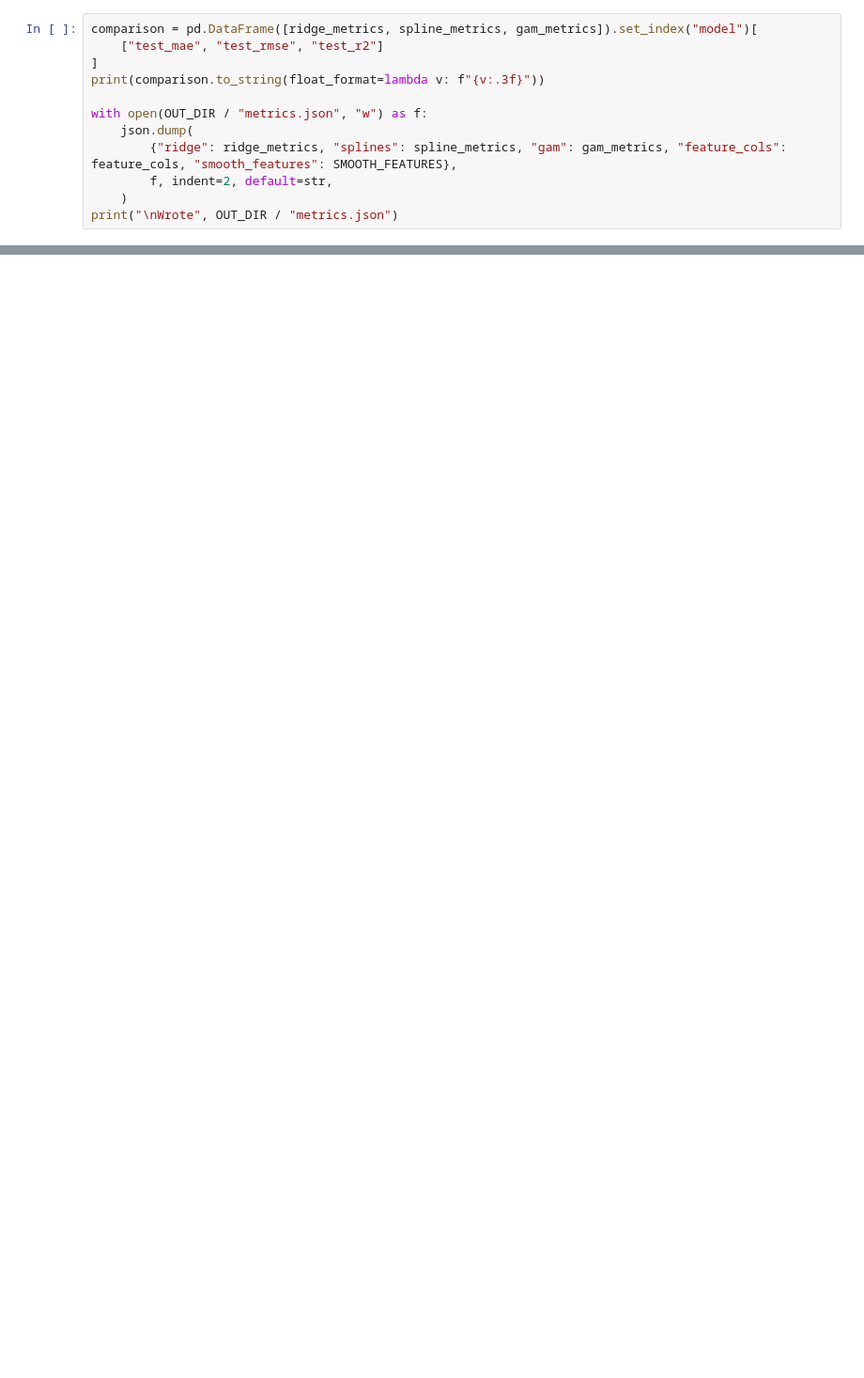
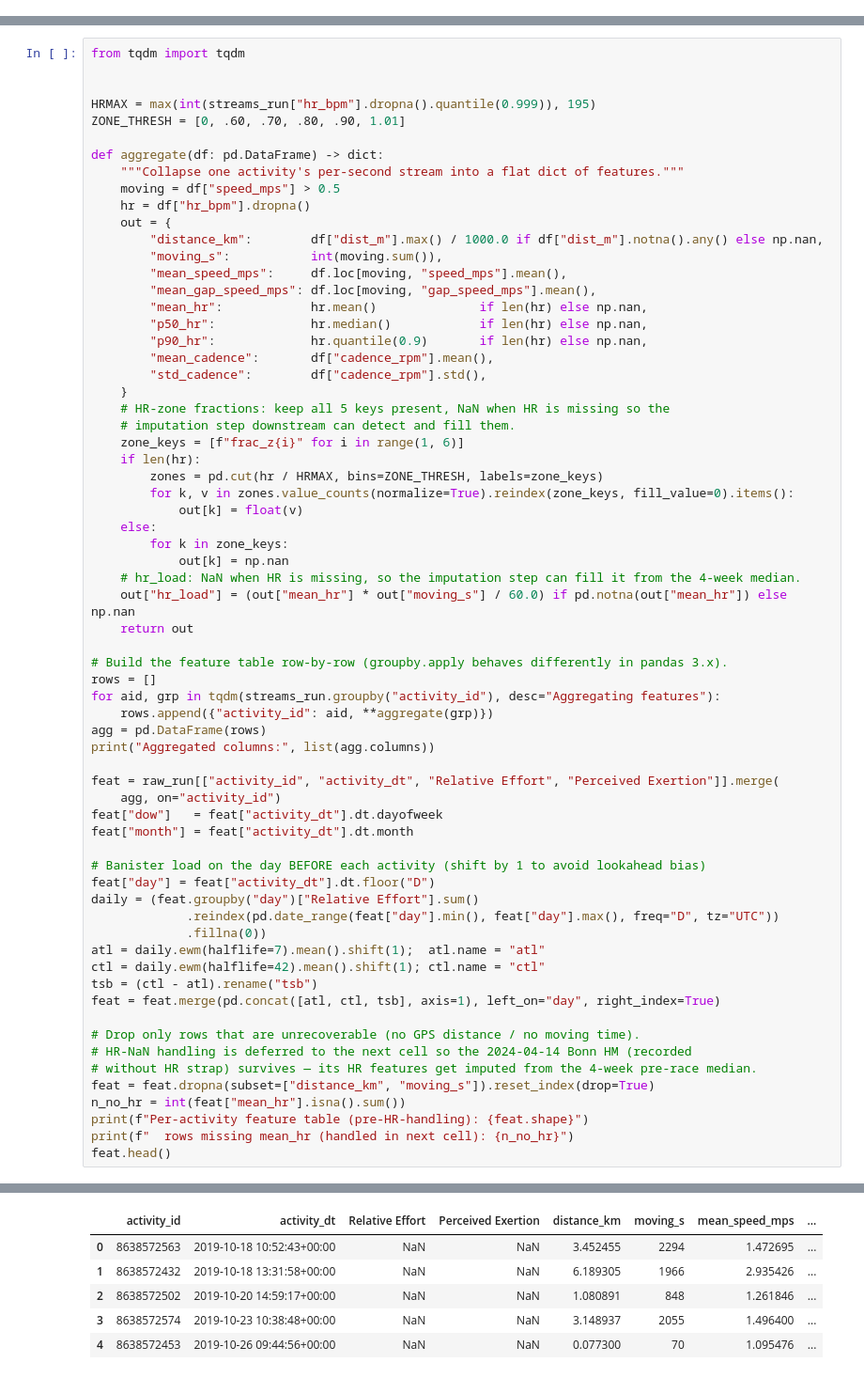
Before and after one commit to AlexS-1/BDME, a Jupyter notebook: Project/03_models.ipynb, the cells around one changed output, grey strips where cells are left out. Shown at 94% size. Cells and saved outputs as stored; diff of their text form; blank space fills up the shorter version.

```diff
--- a/Project/03_models.ipynb
+++ b/Project/03_models.ipynb
@@ -290,12 +0,0 @@ Side-by-side comparison table, predicted-vs-actual scatter, residuals over time.
-# %%
-comparison = pd.DataFrame([ridge_metrics, spline_metrics, gam_metrics]).set_index("model")[
-    ["test_mae", "test_rmse", "test_r2"]
-]
-print(comparison.to_string(float_format=lambda v: f"{v:.3f}"))
-
-with open(OUT_DIR / "metrics.json", "w") as f:
-    json.dump(
-        {"ridge": ridge_metrics, "splines": spline_metrics, "gam": gam_metrics, "feature_cols": feature_cols, "smooth_features": SMOOTH_FEATURES},
-        f, indent=2, default=str,
-    )
-print("\nWrote", OUT_DIR / "metrics.json")
@@ -343,0 +64,67 @@ fig.tight_layout()
+# %%
+from tqdm import tqdm
+
+
+HRMAX = max(int(streams_run["hr_bpm"].dropna().quantile(0.999)), 195)
+ZONE_THRESH = [0, .60, .70, .80, .90, 1.01]
+
+def aggregate(df: pd.DataFrame) -> dict:
+    """Collapse one activity's per-second stream into a flat dict of features."""
+    moving = df["speed_mps"] > 0.5
+    hr = df["hr_bpm"].dropna()
+    out = {
+        "distance_km":        df["dist_m"].max() / 1000.0 if df["dist_m"].notna().any() else np.nan,
+        "moving_s":           int(moving.sum()),
+        "mean_speed_mps":     df.loc[moving, "speed_mps"].mean(),
+        "mean_gap_speed_mps": df.loc[moving, "gap_speed_mps"].mean(),
+        "mean_hr":            hr.mean()              if len(hr) else np.nan,
+        "p50_hr":             hr.median()            if len(hr) else np.nan,
+        "p90_hr":             hr.quantile(0.9)       if len(hr) else np.nan,
+        "mean_cadence":       df["cadence_rpm"].mean(),
+        "std_cadence":        df["cadence_rpm"].std(),
+    }
+    # HR-zone fractions: keep all 5 keys present, NaN when HR is missing so the
+    # imputation step downstream can detect and fill them.
+    zone_keys = [f"frac_z{i}" for i in range(1, 6)]
+    if len(hr):
+        zones = pd.cut(hr / HRMAX, bins=ZONE_THRESH, labels=zone_keys)
+        for k, v in zones.value_counts(normalize=True).reindex(zone_keys, fill_value=0).items():
+            out[k] = float(v)
+    else:
+        for k in zone_keys:
+            out[k] = np.nan
+    # hr_load: NaN when HR is missing, so the imputation step can fill it from the 4-week median.
+    out["hr_load"] = (out["mean_hr"] * out["moving_s"] / 60.0) if pd.notna(out["mean_hr"]) else np.nan
+    return out
+
+# Build the feature table row-by-row (groupby.apply behaves differently in pandas 3.x).
+rows = []
+for aid, grp in tqdm(streams_run.groupby("activity_id"), desc="Aggregating features"):
+    rows.append({"activity_id": aid, **aggregate(grp)})
+agg = pd.DataFrame(rows)
+print("Aggregated columns:", list(agg.columns))
+
+feat = raw_run[["activity_id", "activity_dt", "Relative Effort", "Perceived Exertion"]].merge(
+    agg, on="activity_id")
+feat["dow"]   = feat["activity_dt"].dt.dayofweek
+feat["month"] = feat["activity_dt"].dt.month
+
+# Banister load on the day BEFORE each activity (shift by 1 to avoid lookahead bias)
+feat["day"] = feat["activity_dt"].dt.floor("D")
+daily = (feat.groupby("day")["Relative Effort"].sum()
+             .reindex(pd.date_range(feat["day"].min(), feat["day"].max(), freq="D", tz="UTC"))
+             .fillna(0))
+atl = daily.ewm(halflife=7).mean().shift(1);  atl.name = "atl"
+ctl = daily.ewm(halflife=42).mean().shift(1); ctl.name = "ctl"
+tsb = (ctl - atl).rename("tsb")
+feat = feat.merge(pd.concat([atl, ctl, tsb], axis=1), left_on="day", right_index=True)
+
+# Drop only rows that are unrecoverable (no GPS distance / no moving time).
+# HR-NaN handling is deferred to the next cell so the 2024-04-14 Bonn HM (recorded
+# without HR strap) survives — its HR features get imputed from the 4-week pre-race median.
+feat = feat.dropna(subset=["distance_km", "moving_s"]).reset_index(drop=True)
+n_no_hr = int(feat["mean_hr"].isna().sum())
+print(f"Per-activity feature table (pre-HR-handling): {feat.shape}")
+print(f"  rows missing mean_hr (handled in next cell): {n_no_hr}")
+feat.head()
+# %% [output]
@@ -343,0 +134,6 @@ fig.tight_layout()
+|  | activity_id | activity_dt | Relative Effort | Perceived Exertion | distance_km | moving_s | mean_speed_mps | ... |
+| 0 | 8638572563 | 2019-10-18 10:52:43+00:00 | NaN | NaN | 3.452455 | 2294 | 1.472695 | ... |
+| 1 | 8638572432 | 2019-10-18 13:31:58+00:00 | NaN | NaN | 6.189305 | 1966 | 2.935426 | ... |
+| 2 | 8638572502 | 2019-10-20 14:59:17+00:00 | NaN | NaN | 1.080891 | 848 | 1.261846 | ... |
+| 3 | 8638572574 | 2019-10-23 10:38:48+00:00 | NaN | NaN | 3.148937 | 2055 | 1.496400 | ... |
+| 4 | 8638572453 | 2019-10-26 09:44:56+00:00 | NaN | NaN | 0.077300 | 70 | 1.095476 | ... |
```
Also changed, not shown: parts of 40 cells of this notebook, 9 other files.
